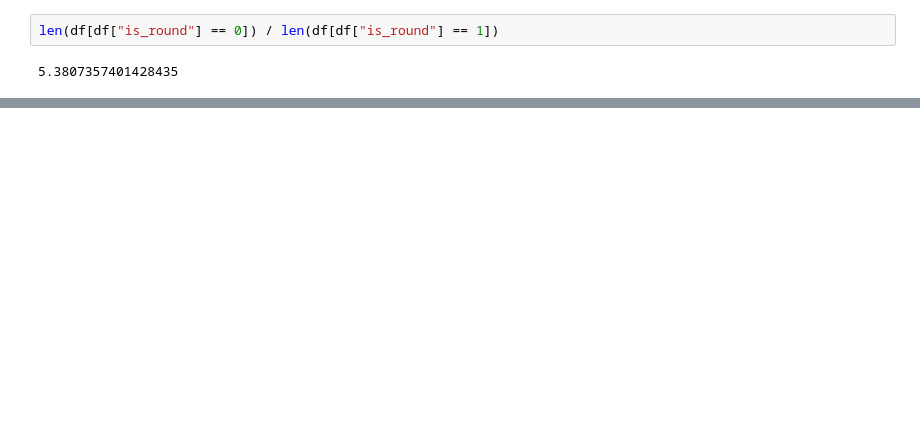
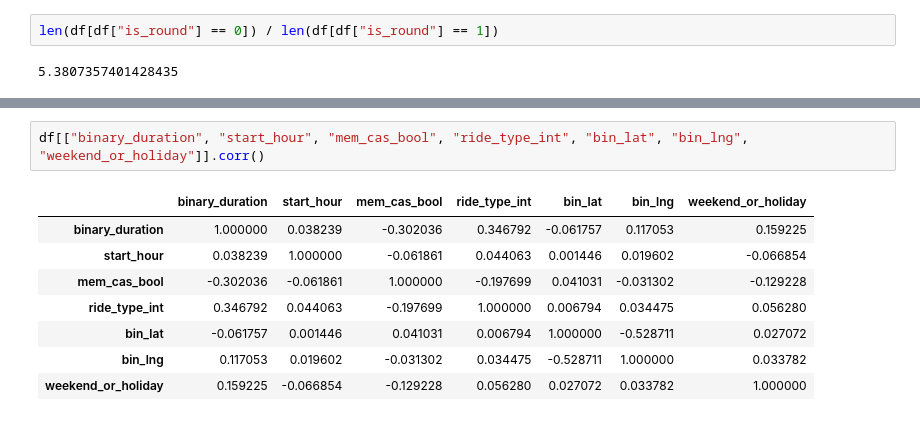
Before and after one commit to OwenJanssen/CS-396-Divvy-Bikes, a Jupyter notebook: LogRegress2.ipynb, the cells around one changed output, grey strips where cells are left out. Saved outputs shown, nothing was run; the diff lists cells and outputs as text; blank space fills up the shorter version.

```diff
--- a/LogRegress2.ipynb
+++ b/LogRegress2.ipynb
@@ -131,0 +158,11 @@ df[["start_hour", "mem_cas_bool", "ride_type_int", "bin_lat", "bin_lng","is_roun
+# %%
+df[["binary_duration", "start_hour", "mem_cas_bool", "ride_type_int", "bin_lat", "bin_lng", "weekend_or_holiday"]].corr()
+# %% [output]
+|  | binary_duration | start_hour | mem_cas_bool | ride_type_int | bin_lat | bin_lng | weekend_or_holiday |
+| binary_duration | 1.000000 | 0.038239 | -0.302036 | 0.346792 | -0.061757 | 0.117053 | 0.159225 |
+| start_hour | 0.038239 | 1.000000 | -0.061861 | 0.044063 | 0.001446 | 0.019602 | -0.066854 |
+| mem_cas_bool | -0.302036 | -0.061861 | 1.000000 | -0.197699 | 0.041031 | -0.031302 | -0.129228 |
+| ride_type_int | 0.346792 | 0.044063 | -0.197699 | 1.000000 | 0.006794 | 0.034475 | 0.056280 |
+| bin_lat | -0.061757 | 0.001446 | 0.041031 | 0.006794 | 1.000000 | -0.528711 | 0.027072 |
+| bin_lng | 0.117053 | 0.019602 | -0.031302 | 0.034475 | -0.528711 | 1.000000 | 0.033782 |
+| weekend_or_holiday | 0.159225 | -0.066854 | -0.129228 | 0.056280 | 0.027072 | 0.033782 | 1.000000 |
```
Also changed, not shown: parts of 13 cells of this notebook, 1 other file.
